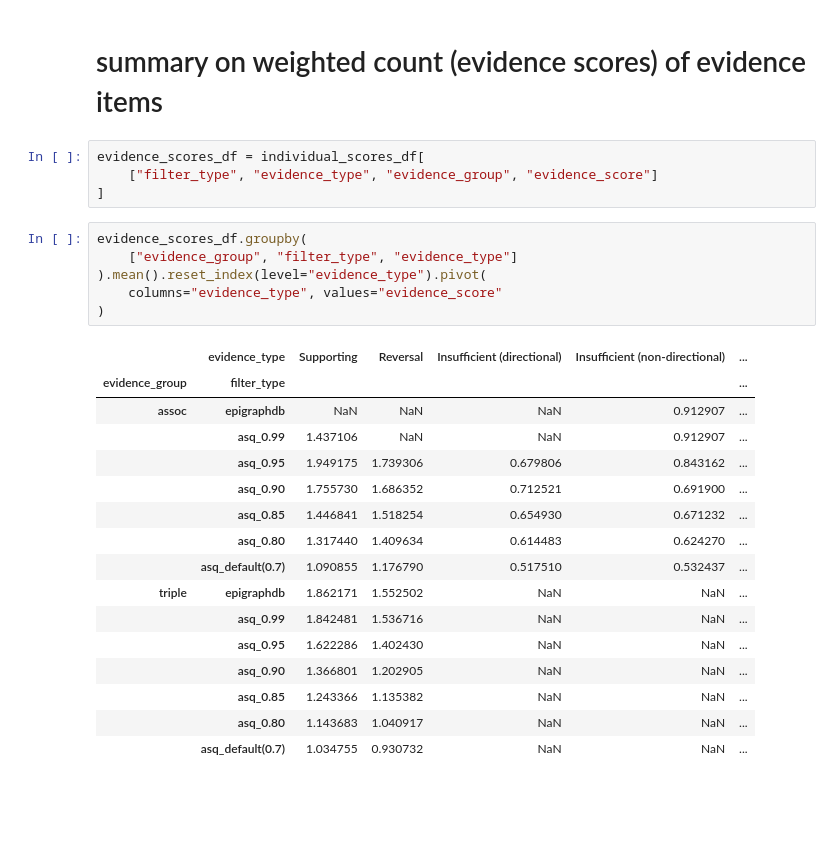
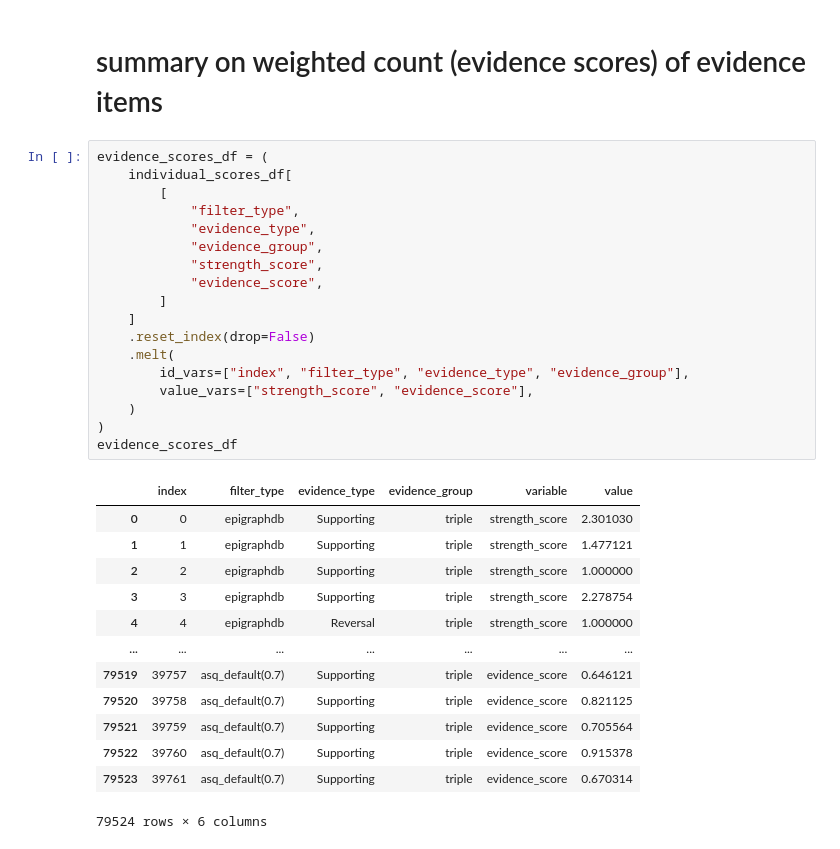
Before and after one commit to MRCIEU/epigraphdb-asq, a Jupyter notebook: analysis/notebooks/manuscript/empirical-analysis-2-1-plot.ipynb, the cells around one changed output. Cells and saved outputs as stored; diff of their text form; blank space fills up the shorter version.

```diff
--- a/analysis/notebooks/manuscript/empirical-analysis-2-1-plot.ipynb
+++ b/analysis/notebooks/manuscript/empirical-analysis-2-1-plot.ipynb
@@ -237,32 +237,37 @@ evidence_count_df
 # %% [markdown]
 # summary on weighted count (evidence scores) of evidence items
 # %%
-evidence_scores_df = individual_scores_df[
-    ["filter_type", "evidence_type", "evidence_group", "evidence_score"]
-]
+evidence_scores_df = (
+    individual_scores_df[
+        [
+            "filter_type",
+            "evidence_type",
+            "evidence_group",
+            "strength_score",
+            "evidence_score",
+        ]
+    ]
+    .reset_index(drop=False)
+    .melt(
+        id_vars=["index", "filter_type", "evidence_type", "evidence_group"],
+        value_vars=["strength_score", "evidence_score"],
+    )
+)
+evidence_scores_df
+# %% [output]
+|  | index | filter_type | evidence_type | evidence_group | variable | value |
+| 0 | 0 | epigraphdb | Supporting | triple | strength_score | 2.301030 |
+| 1 | 1 | epigraphdb | Supporting | triple | strength_score | 1.477121 |
+| 2 | 2 | epigraphdb | Supporting | triple | strength_score | 1.000000 |
+| 3 | 3 | epigraphdb | Supporting | triple | strength_score | 2.278754 |
+| 4 | 4 | epigraphdb | Reversal | triple | strength_score | 1.000000 |
+| ... | ... | ... | ... | ... | ... | ... |
+| 79519 | 39757 | asq_default(0.7) | Supporting | triple | evidence_score | 0.646121 |
+| 79520 | 39758 | asq_default(0.7) | Supporting | triple | evidence_score | 0.821125 |
+| 79521 | 39759 | asq_default(0.7) | Supporting | triple | evidence_score | 0.705564 |
+| 79522 | 39760 | asq_default(0.7) | Supporting | triple | evidence_score | 0.915378 |
+| 79523 | 39761 | asq_default(0.7) | Supporting | triple | evidence_score | 0.670314 |
+79524 rows × 6 columns
-# %%
-evidence_scores_df.groupby(
-    ["evidence_group", "filter_type", "evidence_type"]
-).mean().reset_index(level="evidence_type").pivot(
-    columns="evidence_type", values="evidence_score"
-)
-# %% [output]
-|  | evidence_type | Supporting | Reversal | Insufficient (directional) | Insufficient (non-directional) | ... |
-| evidence_group | filter_type |  |  |  |  | ... |
-| assoc | epigraphdb | NaN | NaN | NaN | 0.912907 | ... |
-|  | asq_0.99 | 1.437106 | NaN | NaN | 0.912907 | ... |
-|  | asq_0.95 | 1.949175 | 1.739306 | 0.679806 | 0.843162 | ... |
-|  | asq_0.90 | 1.755730 | 1.686352 | 0.712521 | 0.691900 | ... |
-|  | asq_0.85 | 1.446841 | 1.518254 | 0.654930 | 0.671232 | ... |
-|  | asq_0.80 | 1.317440 | 1.409634 | 0.614483 | 0.624270 | ... |
-|  | asq_default(0.7) | 1.090855 | 1.176790 | 0.517510 | 0.532437 | ... |
-| triple | epigraphdb | 1.862171 | 1.552502 | NaN | NaN | ... |
-|  | asq_0.99 | 1.842481 | 1.536716 | NaN | NaN | ... |
-|  | asq_0.95 | 1.622286 | 1.402430 | NaN | NaN | ... |
-|  | asq_0.90 | 1.366801 | 1.202905 | NaN | NaN | ... |
-|  | asq_0.85 | 1.243366 | 1.135382 | NaN | NaN | ... |
-|  | asq_0.80 | 1.143683 | 1.040917 | NaN | NaN | ... |
-|  | asq_default(0.7) | 1.034755 | 0.930732 | NaN | NaN | ... |
 # %%
 plot_data = (
     py_.chain(
```
Also changed, not shown: parts of 4 cells of this notebook.
